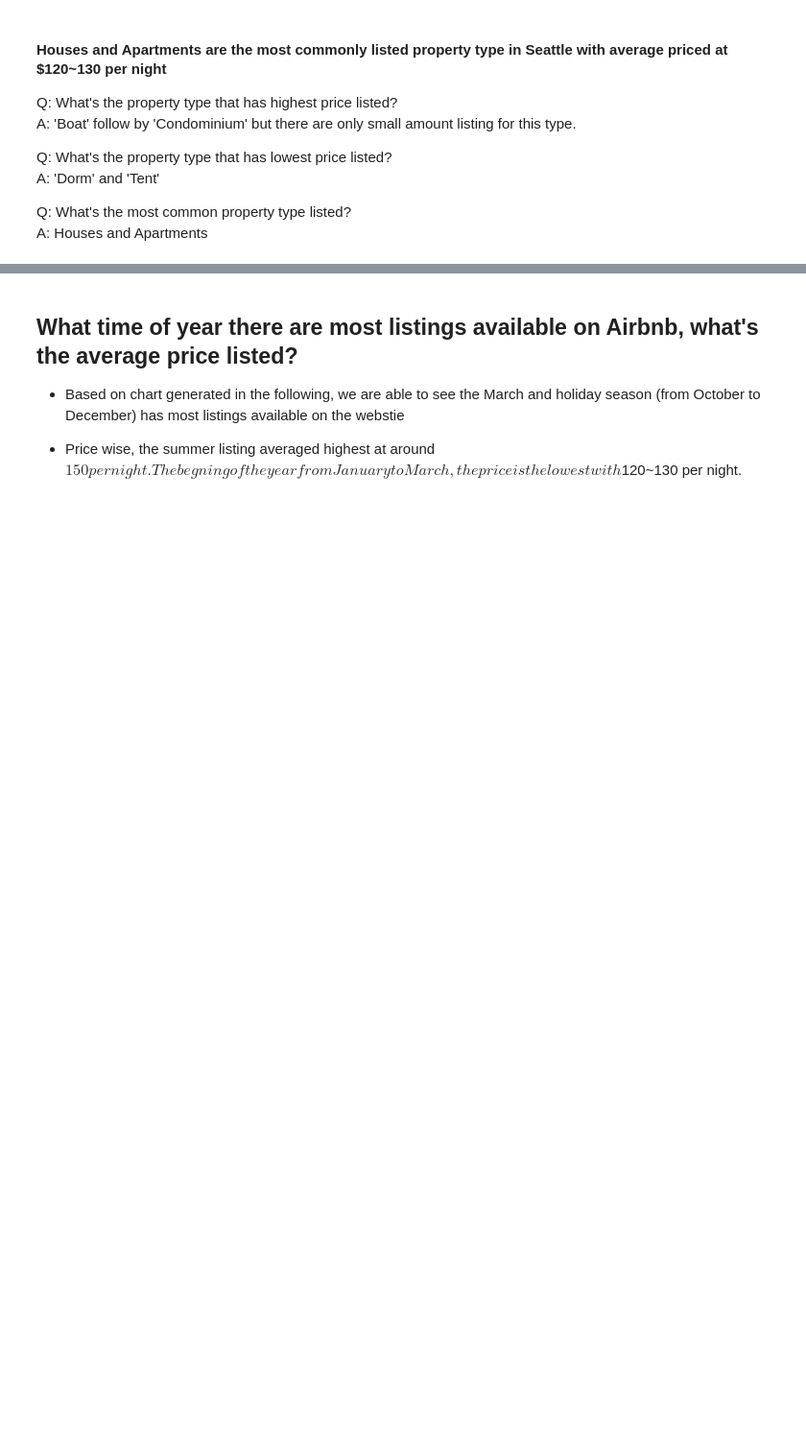
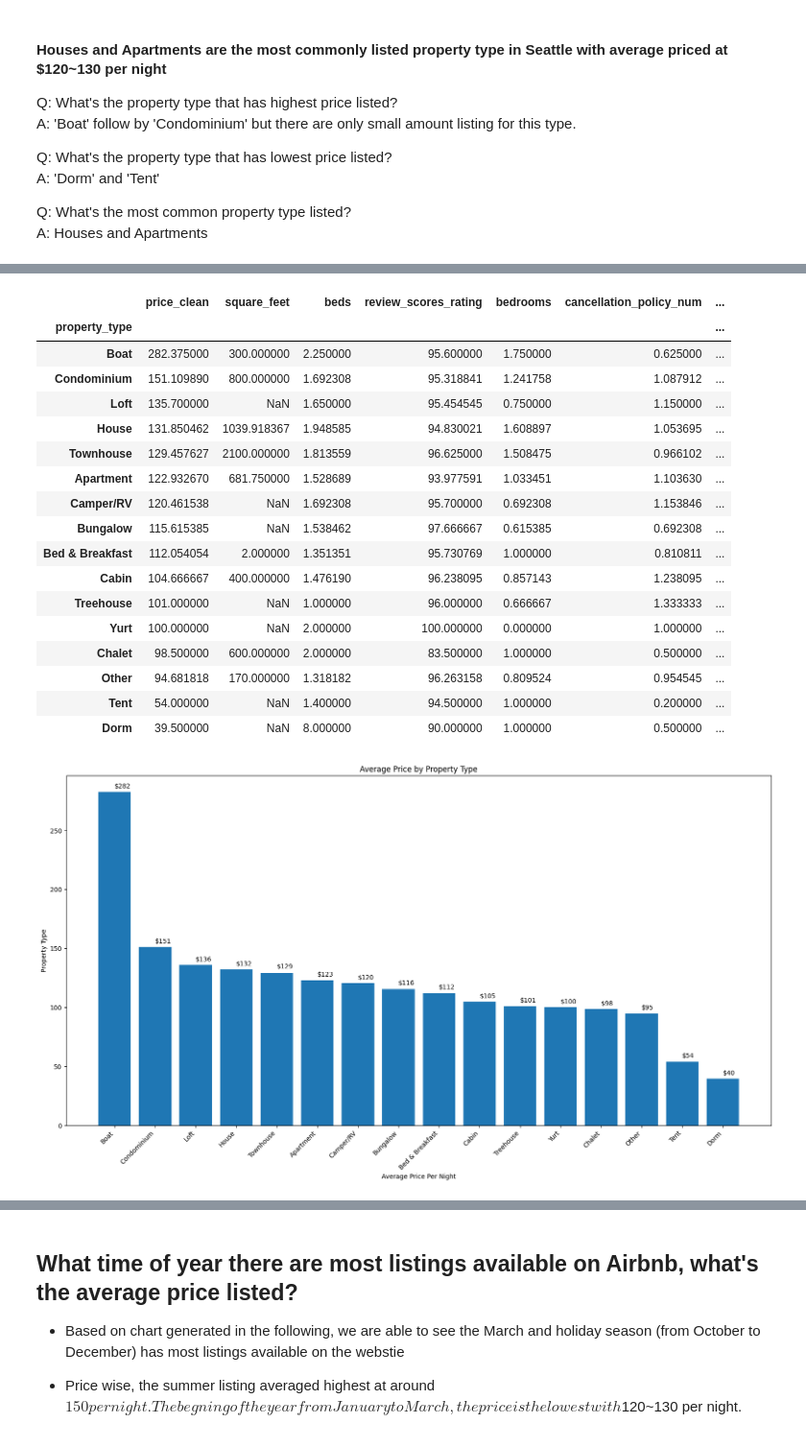
Before and after one commit to wxzhao15/DS_AirbnbDataEDA, a Jupyter notebook: main.ipynb, the cells around one changed output, grey strips where cells are left out. Shown at 96% size. Saved outputs shown, nothing was run; the diff lists cells and outputs as text; code cells hidden in the pictures; blank space fills up the shorter version.

```diff
--- a/main.ipynb
+++ b/main.ipynb
@@ -202,0 +169,53 @@ display(df_summary)
+# %%
+
+df_price_clean = new_df.dropna(subset=('price_clean'))
+df_summary = df_price_clean.groupby(['property_type']).agg({
+    'price_clean':'mean',
+    'square_feet':'mean',
+    'beds':'mean',
+    'review_scores_rating':'mean',
+    'bedrooms':'mean',
+    'cancellation_policy_num':'mean',
+    'review_scores_rating':'mean',
+    'property_type':'size'
+}).sort_values(['price_clean'], ascending=False)
+df_summary.rename(columns={'property_type': 'listing_volume'}, inplace=True)
+df_summary['listing_volume_pct']=df_summary['listing_volume']/df_price_clean.shape[0]
+df_summary['listing_volume_pct']=df_summary['listing_volume_pct'].apply(lambda x: f'{x:.1%}')
+display(df_summary)
+
+plt.figure(figsize=(20, 10))  # Adjust the figure size as needed
+# adding bar plot showing price by property types
+plt.bar(df_summary.index, df_summary['price_clean'])
+# addint labels and titles
+plt.xlabel('Average Price Per Night')
+plt.ylabel('Property Type')
+plt.title('Average Price by Property Type')
+plt.xticks(rotation=45, ha='right')
+
+# add price value on top of each bar
+for i, price in enumerate(df_summary['price_clean']):
+     plt.text(i, price + 5 , '${:.0f}'.format(price), va='center')
+
+# display the plot
+plt.show()
+# %% [output]
+|  | price_clean | square_feet | beds | review_scores_rating | bedrooms | cancellation_policy_num | ... |
+| property_type |  |  |  |  |  |  | ... |
+| Boat | 282.375000 | 300.000000 | 2.250000 | 95.600000 | 1.750000 | 0.625000 | ... |
+| Condominium | 151.109890 | 800.000000 | 1.692308 | 95.318841 | 1.241758 | 1.087912 | ... |
+| Loft | 135.700000 | NaN | 1.650000 | 95.454545 | 0.750000 | 1.150000 | ... |
+| House | 131.850462 | 1039.918367 | 1.948585 | 94.830021 | 1.608897 | 1.053695 | ... |
+| Townhouse | 129.457627 | 2100.000000 | 1.813559 | 96.625000 | 1.508475 | 0.966102 | ... |
+| Apartment | 122.932670 | 681.750000 | 1.528689 | 93.977591 | 1.033451 | 1.103630 | ... |
+| Camper/RV | 120.461538 | NaN | 1.692308 | 95.700000 | 0.692308 | 1.153846 | ... |
+| Bungalow | 115.615385 | NaN | 1.538462 | 97.666667 | 0.615385 | 0.692308 | ... |
+| Bed & Breakfast | 112.054054 | 2.000000 | 1.351351 | 95.730769 | 1.000000 | 0.810811 | ... |
+| Cabin | 104.666667 | 400.000000 | 1.476190 | 96.238095 | 0.857143 | 1.238095 | ... |
+| Treehouse | 101.000000 | NaN | 1.000000 | 96.000000 | 0.666667 | 1.333333 | ... |
+| Yurt | 100.000000 | NaN | 2.000000 | 100.000000 | 0.000000 | 1.000000 | ... |
+| Chalet | 98.500000 | 600.000000 | 2.000000 | 83.500000 | 1.000000 | 0.500000 | ... |
+| Other | 94.681818 | 170.000000 | 1.318182 | 96.263158 | 0.809524 | 0.954545 | ... |
+| Tent | 54.000000 | NaN | 1.400000 | 94.500000 | 1.000000 | 0.200000 | ... |
+| Dorm | 39.500000 | NaN | 8.000000 | 90.000000 | 1.000000 | 0.500000 | ... |
+[figure, added]
```
Also changed, not shown: parts of 3 cells of this notebook, 1 other file.
